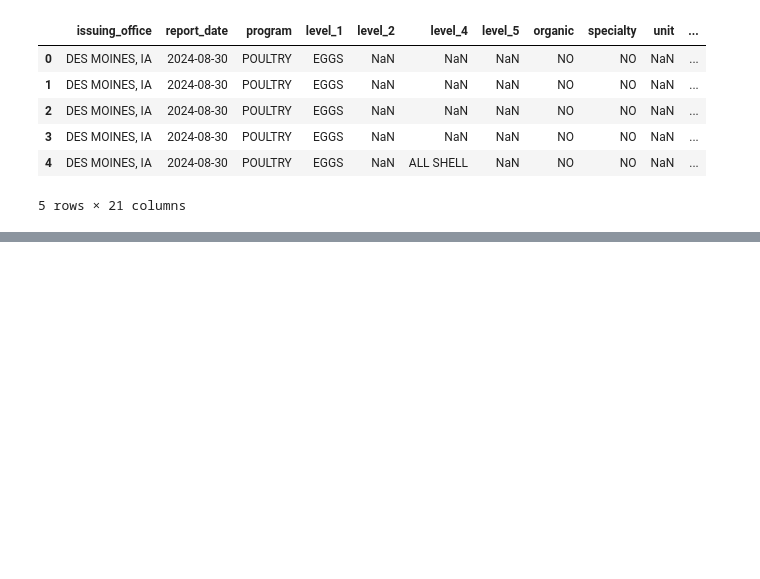
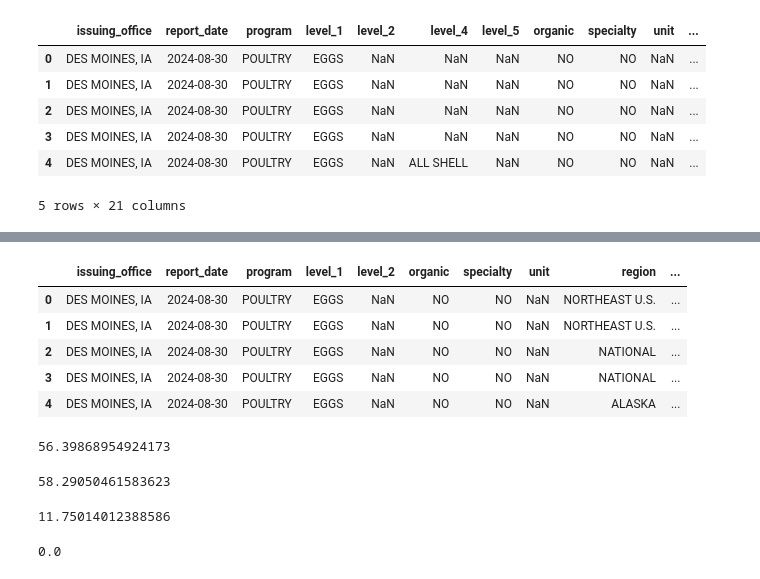
Before and after one commit to bradleytkay/Q1-2025-data-analysis-project-challenge, a Jupyter notebook: Q1-2025-step-2-data-cleaning-and-preparation.ipynb, the cells around one changed output, grey strips where cells are left out. Cells and saved outputs as stored; diff of their text form; code cells hidden in the pictures; blank space fills up the shorter version.

```diff
--- a/Q1-2025-step-2-data-cleaning-and-preparation.ipynb
+++ b/Q1-2025-step-2-data-cleaning-and-preparation.ipynb
@@ -170,0 +192,61 @@ usda_df.head()
+# %%
+# Okay, level_5?
+usda_df['level_5'].unique()
+
+# Drop
+usda_df.drop('level_5', axis=1, inplace=True)
+
+usda_df.head()
+# %% [output]
+|  | issuing_office | report_date | program | level_1 | level_2 | organic | specialty | unit | region | ... |
+| 0 | DES MOINES, IA | 2024-08-30 | POULTRY | EGGS | NaN | NO | NO | NaN | NORTHEAST U.S. | ... |
+| 1 | DES MOINES, IA | 2024-08-30 | POULTRY | EGGS | NaN | NO | NO | NaN | NORTHEAST U.S. | ... |
+| 2 | DES MOINES, IA | 2024-08-30 | POULTRY | EGGS | NaN | NO | NO | NaN | NATIONAL | ... |
+| 3 | DES MOINES, IA | 2024-08-30 | POULTRY | EGGS | NaN | NO | NO | NaN | NATIONAL | ... |
+| 4 | DES MOINES, IA | 2024-08-30 | POULTRY | EGGS | NaN | NO | NO | NaN | ALASKA | ... |
+# %%
+# Organic?
+usda_df['organic'].unique()
+
+# How much NaN?
+nan_percentage = usda_df['organic'].isna().sum() / len(usda_df['organic']) * 100
+print(nan_percentage)
+
+# Over half?  I'm going to keep it, at present, because I don't know if my other datasets reference organic vs. non-organic
+# products, specifically.  If they do, this could still be useful.
+# %% [output]
+56.39868954924173
+# %%
+# Speciality?
+usda_df['specialty'].unique()
+
+# How much NaN?
+nan_percentage = usda_df['specialty'].isna().sum() / len(usda_df['specialty']) * 100
+print(nan_percentage)
+
+# Over half, again?  I feel like the Costco dataset might use "specialty" as a marker, as well.  I'll keep for now.
+# %% [output]
+58.29050461583623
+# %%
+# Unit?
+usda_df['unit'].unique()
+
+# Seems useful to align with actual grocery market data (i.e. Costco dataset)
+
+# How much NaN?
+nan_percentage = usda_df['unit'].isna().sum() / len(usda_df['unit']) * 100
+print(nan_percentage)
+
+# Pretty complete.  Keep for now.
+# %% [output]
+11.75014012388586
+# %%
+# region seems useful, by default.  How many NaN's exist in it, though?
+
+# How much NaN?
+nan_percentage = usda_df['region'].isna().sum() / len(usda_df['region']) * 100
+print(nan_percentage)
+
+# Totally complete?  Keep.
+# %% [output]
+0.0
```
Also changed, not shown: parts of 11 cells of this notebook.
